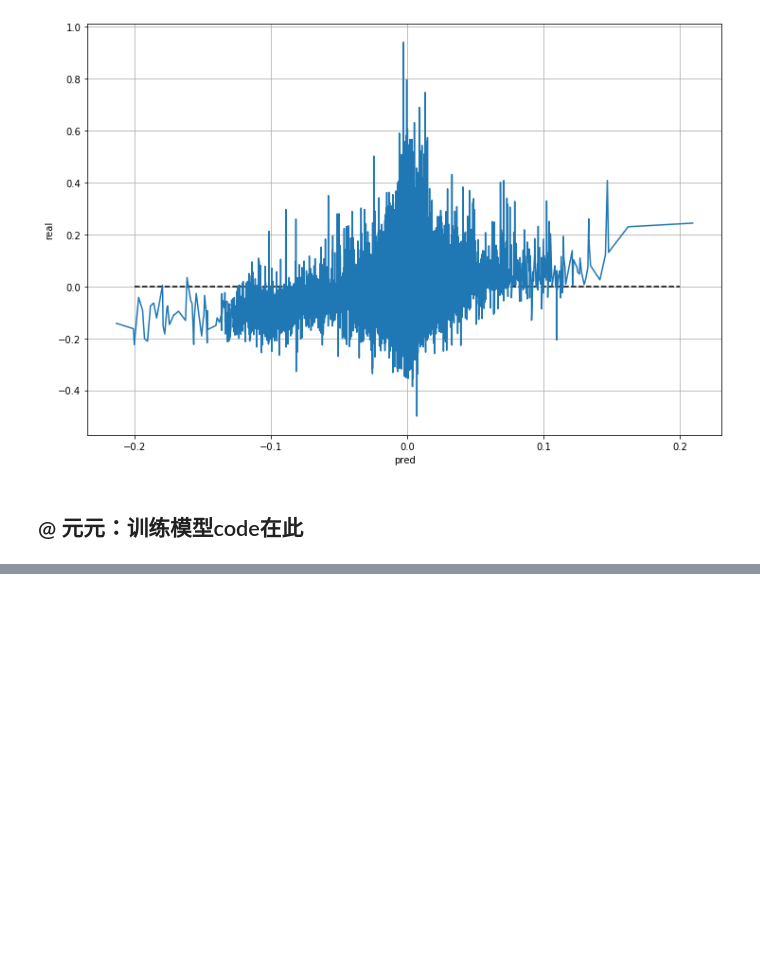
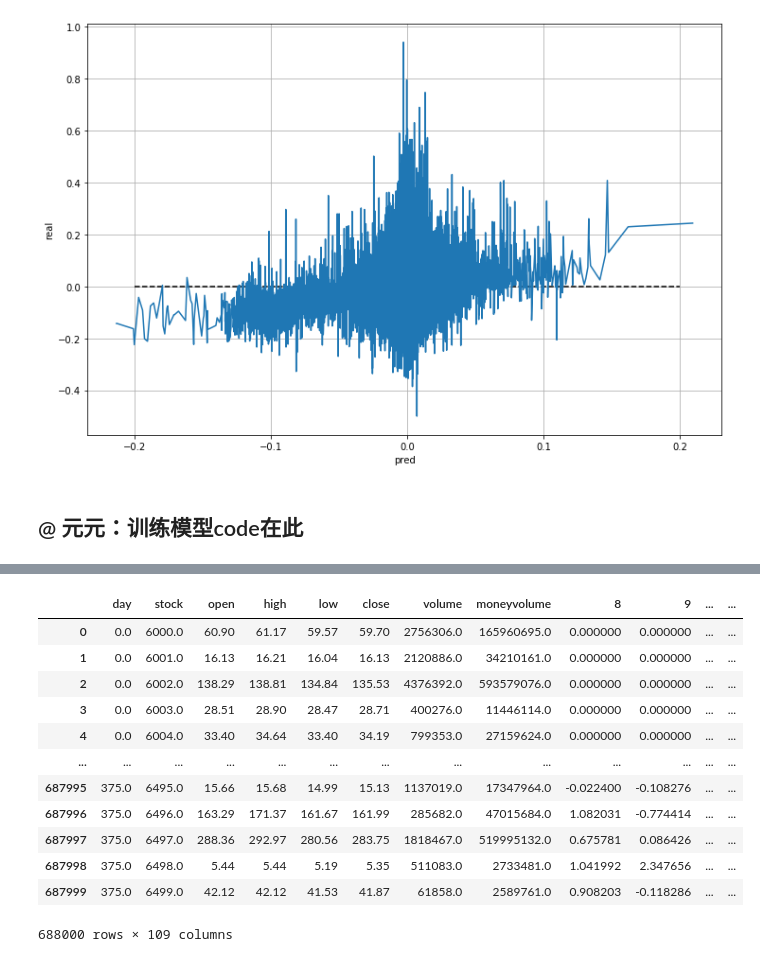
Before and after one commit to markzhao98/UbiQuantChallenge-4.4.1, a Jupyter notebook: Strategy/Strategy.ipynb, the cells around one changed output, grey strips where cells are left out. Cells and saved outputs as stored; diff of their text form; code cells hidden in the pictures; blank space fills up the shorter version.

```diff
--- a/Strategy/Strategy.ipynb
+++ b/Strategy/Strategy.ipynb
@@ -309,0 +310,26 @@ mean_squared_error(y_train_pred, y_train), calc_accuracy(y_train_pred, y_train)
+# %%
+data = data.astype('float')
+data.rename(columns={0:'day',
+                     1:'stock',
+                     2:'open',
+                     3:'high',
+                     4:'low',
+                     5:'close',
+                     6:'volume',
+                     7:'moneyvolume'}, inplace=True)
+data['close_chg_10'] = data[['stock', 'close']].groupby('stock').transform(lambda x: lagging(XOX(x.values, 10), 1))
+data
+# %% [output]
+|  | day | stock | open | high | low | close | volume | moneyvolume | 8 | 9 | ... | ... |
+| 0 | 0.0 | 6000.0 | 60.90 | 61.17 | 59.57 | 59.70 | 2756306.0 | 165960695.0 | 0.000000 | 0.000000 | ... | ... |
+| 1 | 0.0 | 6001.0 | 16.13 | 16.21 | 16.04 | 16.13 | 2120886.0 | 34210161.0 | 0.000000 | 0.000000 | ... | ... |
+| 2 | 0.0 | 6002.0 | 138.29 | 138.81 | 134.84 | 135.53 | 4376392.0 | 593579076.0 | 0.000000 | 0.000000 | ... | ... |
+| 3 | 0.0 | 6003.0 | 28.51 | 28.90 | 28.47 | 28.71 | 400276.0 | 11446114.0 | 0.000000 | 0.000000 | ... | ... |
+| 4 | 0.0 | 6004.0 | 33.40 | 34.64 | 33.40 | 34.19 | 799353.0 | 27159624.0 | 0.000000 | 0.000000 | ... | ... |
+| ... | ... | ... | ... | ... | ... | ... | ... | ... | ... | ... | ... | ... |
+| 687995 | 375.0 | 6495.0 | 15.66 | 15.68 | 14.99 | 15.13 | 1137019.0 | 17347964.0 | -0.022400 | -0.108276 | ... | ... |
+| 687996 | 375.0 | 6496.0 | 163.29 | 171.37 | 161.67 | 161.99 | 285682.0 | 47015684.0 | 1.082031 | -0.774414 | ... | ... |
+| 687997 | 375.0 | 6497.0 | 288.36 | 292.97 | 280.56 | 283.75 | 1818467.0 | 519995132.0 | 0.675781 | 0.086426 | ... | ... |
+| 687998 | 375.0 | 6498.0 | 5.44 | 5.44 | 5.19 | 5.35 | 511083.0 | 2733481.0 | 1.041992 | 2.347656 | ... | ... |
+| 687999 | 375.0 | 6499.0 | 42.12 | 42.12 | 41.53 | 41.87 | 61858.0 | 2589761.0 | 0.908203 | -0.118286 | ... | ... |
+688000 rows × 109 columns
```
Also changed, not shown: parts of 23 cells of this notebook, 2 other files.
